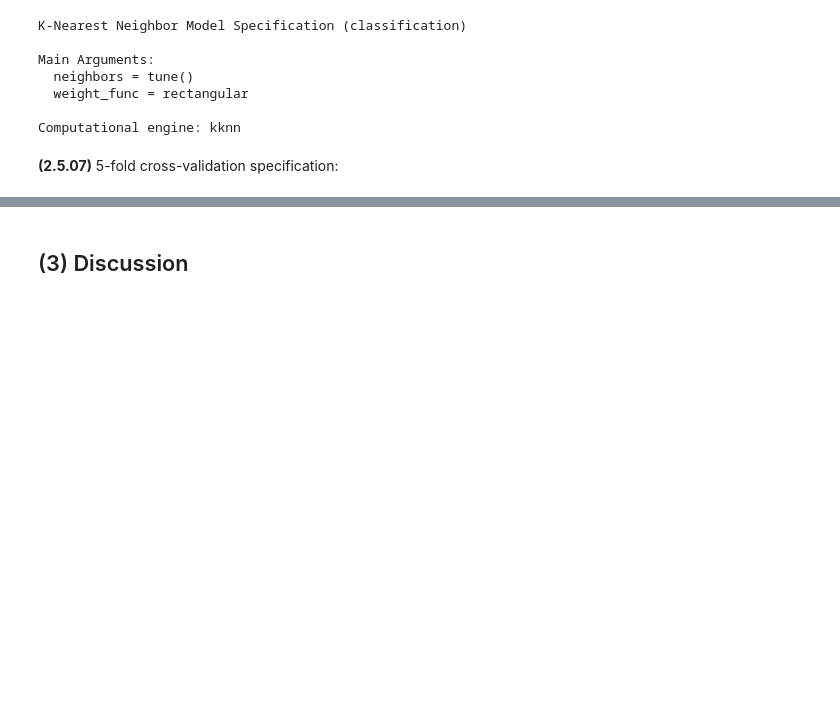
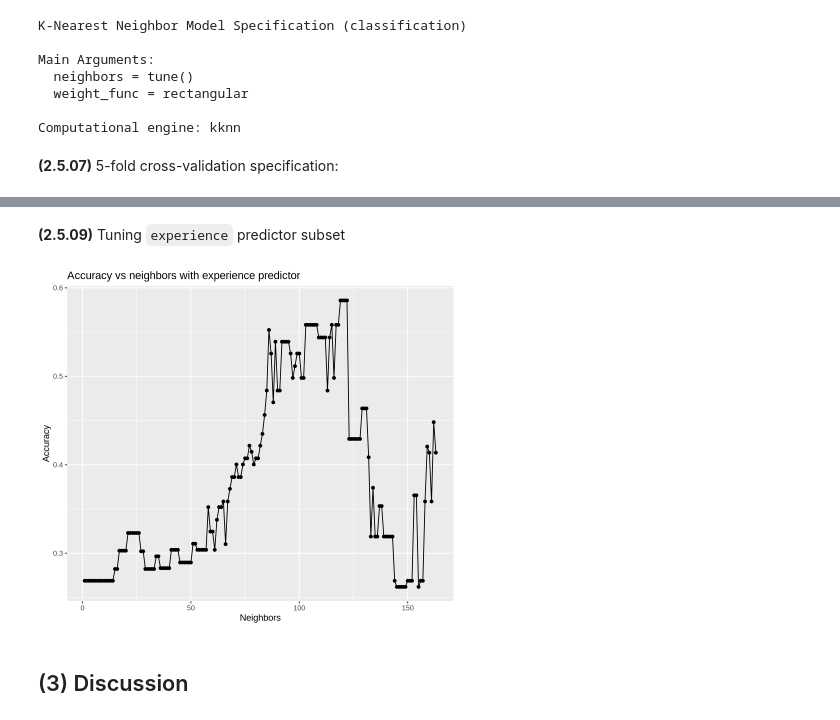
Before and after one commit to mke-l/dsci100-project, a Jupyter notebook: project_group1.ipynb, the cells around one changed output, grey strips where cells are left out. Drawn from its saved outputs; the diff is of its cells as text; code cells hidden in the pictures; blank space fills up the shorter version.

```diff
--- a/project_group1.ipynb
+++ b/project_group1.ipynb
@@ -393,0 +366,4 @@ test commit
+# %%
+neighbors <- tibble(neighbors = c(1:163))
+
+neighbors
@@ -394,3 +381,25 @@ test commit
+# %% [markdown]
+**(2.5.09)** Tuning `experience` predictor subset
+# %%
+exp_metrics <- workflow() |>
+    add_recipe(exp_recipe) |>
+    add_model(knn_tune) |>
+    tune_grid(resamples = players_vfold, grid = neighbors) |>
+    collect_metrics() |>
+    filter(.metric == "accuracy") |>
+    arrange(desc(mean))
+
+exp_tuning_plot <- exp_metrics |>
+    ggplot(aes(x = neighbors, y = mean)) +
+    geom_point() +
+    geom_line() +
+    labs(title = "Accuracy vs neighbors with experience predictor",
+         x = "Neighbors",
+         y = "Accuracy")
+
+exp_tuning_plot
+# %% [output]
+[figure, added]
 # %% [markdown]
 ## (3) Discussion
 # %% [markdown]
```
Also changed, not shown: parts of 11 cells of this notebook.
